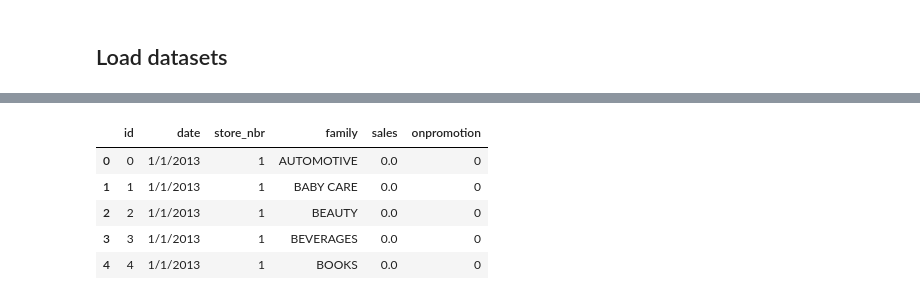
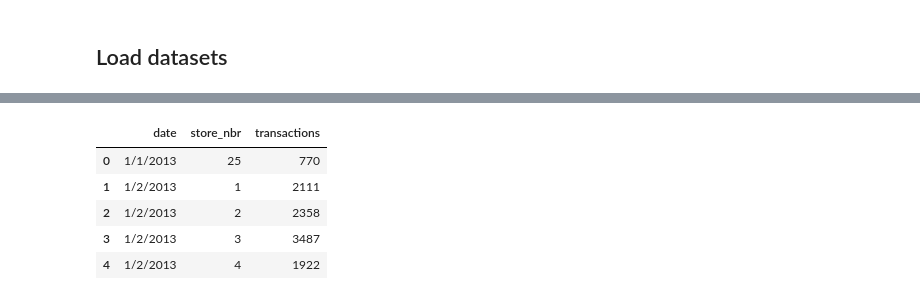
Before and after one commit to Dansoaa/Store-sales-data, a Jupyter notebook: Corporation_Favorita.ipynb, the cells around one changed output, grey strips where cells are left out. Cells and saved outputs as stored; diff of their text form; code cells hidden in the pictures.

```diff
--- a/Corporation_Favorita.ipynb
+++ b/Corporation_Favorita.ipynb
@@ -47,10 +227,10 @@ ArgumentError: Could not parse SQLAlchemy URL from string 'DRIVER={SQL Server};S
 # %%
-dt2=pd.read_csv('train.csv')
+dt2=pd.read_csv('transactions.csv')
 dt2.head()
 # %% [output]
-|  | id | date | store_nbr | family | sales | onpromotion |
-| 0 | 0 | 1/1/2013 | 1 | AUTOMOTIVE | 0.0 | 0 |
-| 1 | 1 | 1/1/2013 | 1 | BABY CARE | 0.0 | 0 |
-| 2 | 2 | 1/1/2013 | 1 | BEAUTY | 0.0 | 0 |
-| 3 | 3 | 1/1/2013 | 1 | BEVERAGES | 0.0 | 0 |
-| 4 | 4 | 1/1/2013 | 1 | BOOKS | 0.0 | 0 |
+|  | date | store_nbr | transactions |
+| 0 | 1/1/2013 | 25 | 770 |
+| 1 | 1/2/2013 | 1 | 2111 |
+| 2 | 1/2/2013 | 2 | 2358 |
+| 3 | 1/2/2013 | 3 | 3487 |
+| 4 | 1/2/2013 | 4 | 1922 |
```
Also changed, not shown: parts of 38 cells of this notebook.
